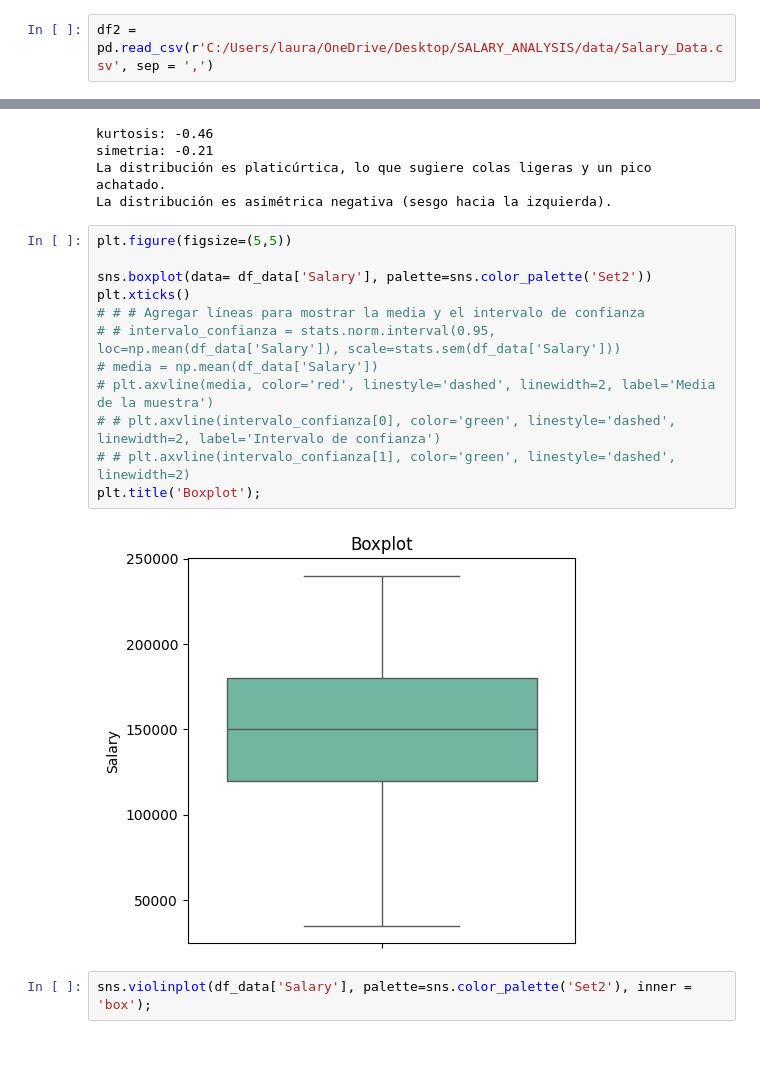
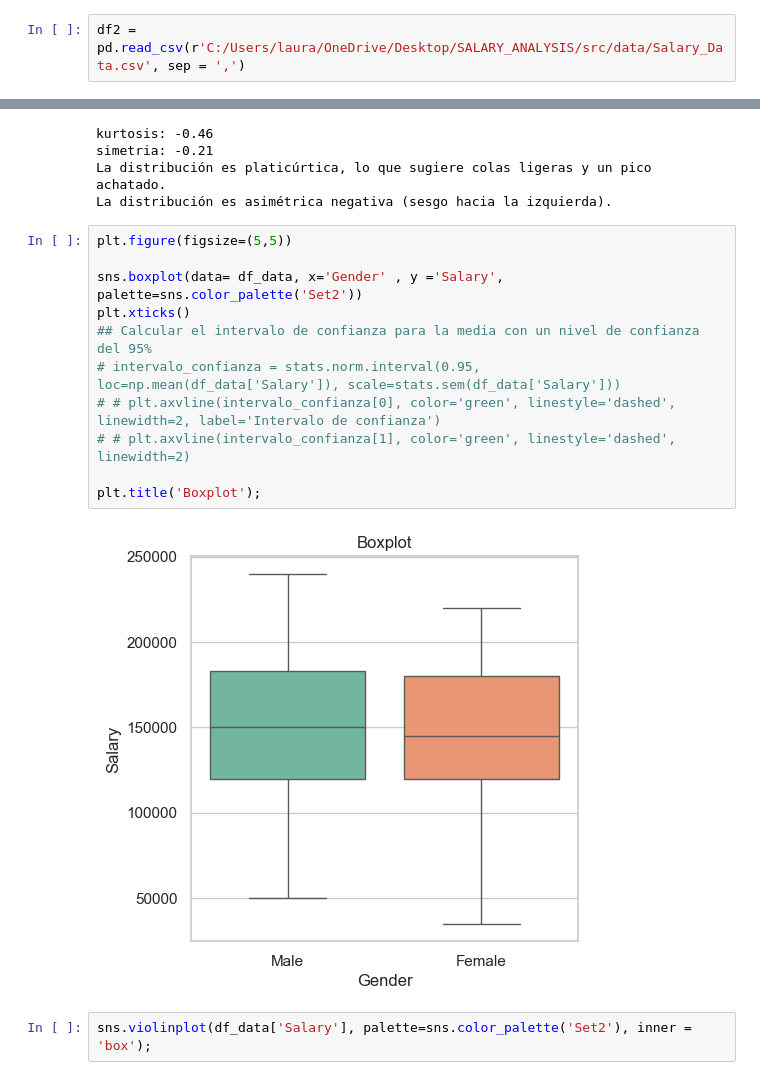
Before and after one commit to LauraGSanchz/SALARY_ANALYSIS, a Jupyter notebook: src/notebooks/eda_laura_garcia.ipynb, the cells around one changed output, grey strips where cells are left out. Cells and saved outputs as stored; diff of their text form; blank space fills up the shorter version.

```diff
--- a/src/notebooks/eda_laura_garcia.ipynb
+++ b/src/notebooks/eda_laura_garcia.ipynb
@@ -44,7 +38,7 @@ warnings.filterwarnings('ignore')
 # %% [markdown]
 ## Carga de Datos
 # %%
-df2 = pd.read_csv(r'C:/Users/laura/OneDrive/Desktop/SALARY_ANALYSIS/data/Salary_Data.csv', sep = ',')
+df2 = pd.read_csv(r'C:/Users/laura/OneDrive/Desktop/SALARY_ANALYSIS/src/data/Salary_Data.csv', sep = ',')
 # %% [markdown]
 ### Desripción de columnas de dataframe
 # %% [markdown]
@@ -764,17 +757,16 @@ La distribución es asimétrica negativa (sesgo hacia la izquierda).
 # %%
 plt.figure(figsize=(5,5))
 
-sns.boxplot(data= df_data['Salary'], palette=sns.color_palette('Set2'))
+sns.boxplot(data= df_data, x='Gender' , y ='Salary', palette=sns.color_palette('Set2'))
 plt.xticks()
-# # # Agregar líneas para mostrar la media y el intervalo de confianza
-# # intervalo_confianza = stats.norm.interval(0.95, loc=np.mean(df_data['Salary']), scale=stats.sem(df_data['Salary']))
-# media = np.mean(df_data['Salary'])
-# plt.axvline(media, color='red', linestyle='dashed', linewidth=2, label='Media de la muestra')
+## Calcular el intervalo de confianza para la media con un nivel de confianza del 95%
+# intervalo_confianza = stats.norm.interval(0.95, loc=np.mean(df_data['Salary']), scale=stats.sem(df_data['Salary']))
 # # plt.axvline(intervalo_confianza[0], color='green', linestyle='dashed', linewidth=2, label='Intervalo de confianza')
 # # plt.axvline(intervalo_confianza[1], color='green', linestyle='dashed', linewidth=2)
+
 plt.title('Boxplot');
 # %% [output]
-[figure, old version]
+[figure, new version]
 # %%
 sns.violinplot(df_data['Salary'], palette=sns.color_palette('Set2'), inner = 'box');
 # %% [output]
```
Also changed, not shown: parts of 27 cells of this notebook, 1 other file.
